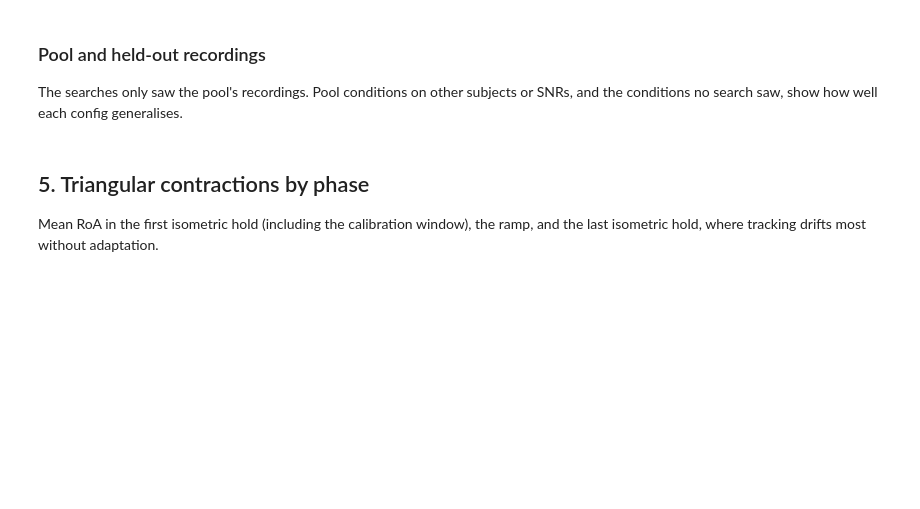
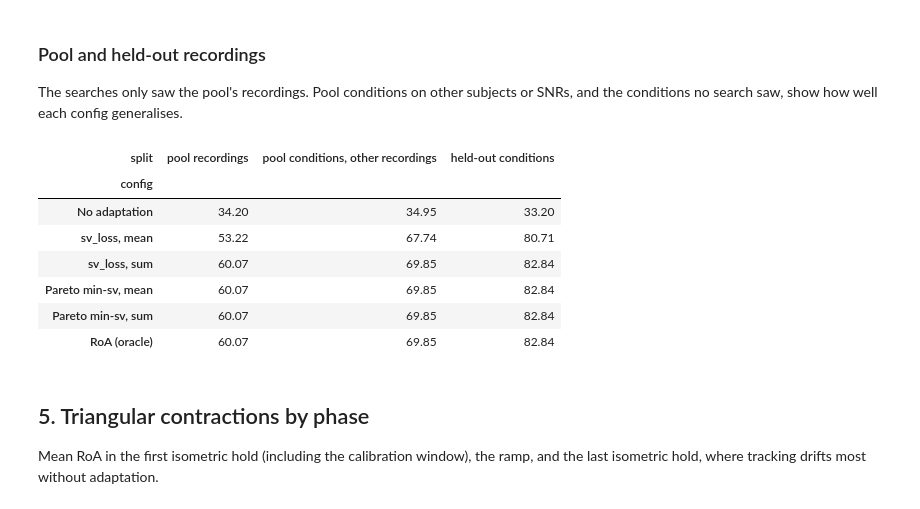
Before and after one commit to imendezguerra/adapt_decomp, a Jupyter notebook: benchmarks/fdsi/report.ipynb, the cells around one changed output. Drawn from its saved outputs; the diff is of its cells as text; code cells hidden in the pictures; blank space fills up the shorter version.

```diff
--- a/benchmarks/fdsi/report.ipynb
+++ b/benchmarks/fdsi/report.ipynb
@@ -269,9 +329,18 @@ the conditions no search saw, show how well each config generalises.
 # %%
 display(
     units.pivot_table(
-        index="config", columns="split", values="roa_after_cal_pct", aggfunc="mean"
+        index="config", columns="split", values=report.ROA_PCT, aggfunc="mean"
     ).reindex(index=CONFIGS, columns=list(report.SPLITS))
 )
+# %% [output]
+| split | pool recordings | pool conditions, other recordings | held-out conditions |
+| config |  |  |  |
+| No adaptation | 34.20 | 34.95 | 33.20 |
+| sv_loss, mean | 53.22 | 67.74 | 80.71 |
+| sv_loss, sum | 60.07 | 69.85 | 82.84 |
+| Pareto min-sv, mean | 60.07 | 69.85 | 82.84 |
+| Pareto min-sv, sum | 60.07 | 69.85 | 82.84 |
+| RoA (oracle) | 60.07 | 69.85 | 82.84 |
 # %% [markdown]
 ## 5. Triangular contractions by phase
 
```
Also changed, not shown: parts of 24 cells of this notebook, 42 other files.
